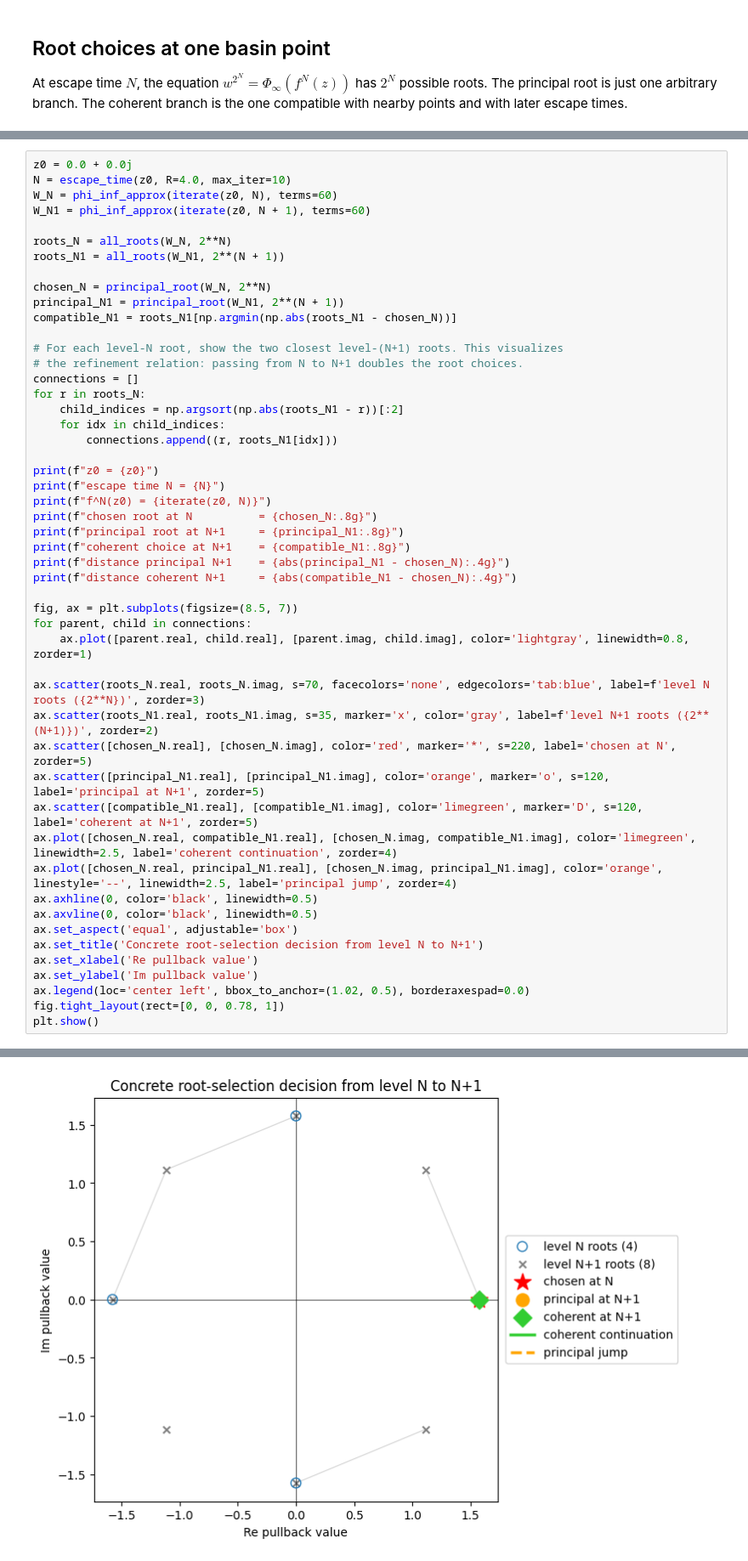
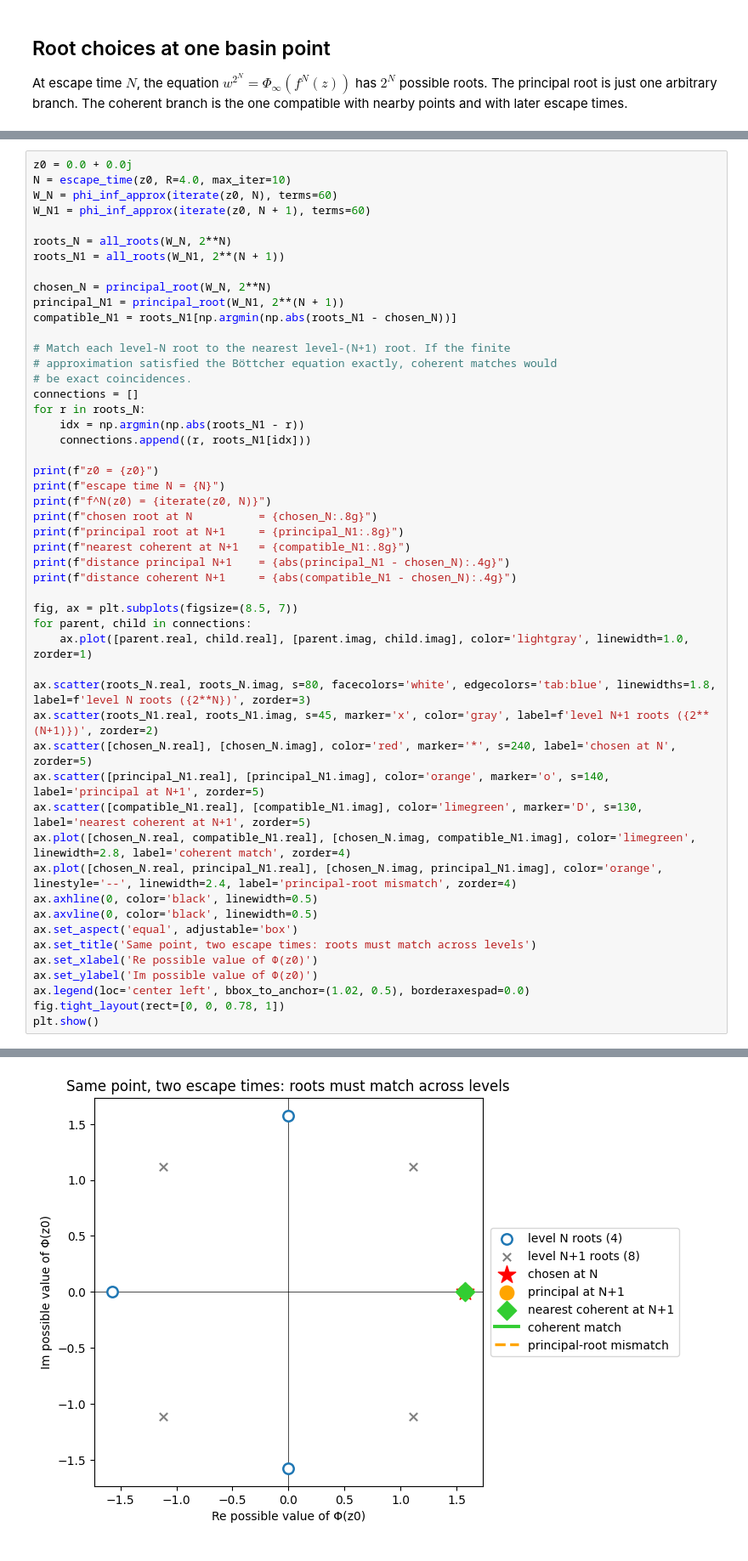
Before and after one commit to kirill-kondrashov/mlc, a Jupyter notebook: notebooks/coherent_pullback_branches.ipynb, the cells around one changed output, grey strips where cells are left out. Shown at 85% size. Drawn from its saved outputs; the diff is of its cells as text.

```diff
--- a/notebooks/coherent_pullback_branches.ipynb
+++ b/notebooks/coherent_pullback_branches.ipynb
@@ -140,40 +153,40 @@ chosen_N = principal_root(W_N, 2**N)
 principal_N1 = principal_root(W_N1, 2**(N + 1))
 compatible_N1 = roots_N1[np.argmin(np.abs(roots_N1 - chosen_N))]
 
-# For each level-N root, show the two closest level-(N+1) roots. This visualizes
-# the refinement relation: passing from N to N+1 doubles the root choices.
+# Match each level-N root to the nearest level-(N+1) root. If the finite
+# approximation satisfied the Böttcher equation exactly, coherent matches would
+# be exact coincidences.
 connections = []
 for r in roots_N:
-    child_indices = np.argsort(np.abs(roots_N1 - r))[:2]
-    for idx in child_indices:
-        connections.append((r, roots_N1[idx]))
+    idx = np.argmin(np.abs(roots_N1 - r))
+    connections.append((r, roots_N1[idx]))
 
 print(f"z0 = {z0}")
 print(f"escape time N = {N}")
 print(f"f^N(z0) = {iterate(z0, N)}")
 print(f"chosen root at N          = {chosen_N:.8g}")
 print(f"principal root at N+1     = {principal_N1:.8g}")
-print(f"coherent choice at N+1    = {compatible_N1:.8g}")
+print(f"nearest coherent at N+1   = {compatible_N1:.8g}")
 print(f"distance principal N+1    = {abs(principal_N1 - chosen_N):.4g}")
 print(f"distance coherent N+1     = {abs(compatible_N1 - chosen_N):.4g}")
 
 fig, ax = plt.subplots(figsize=(8.5, 7))
 for parent, child in connections:
-    ax.plot([parent.real, child.real], [parent.imag, child.imag], color='lightgray', linewidth=0.8, zorder=1)
+    ax.plot([parent.real, child.real], [parent.imag, child.imag], color='lightgray', linewidth=1.0, zorder=1)
 
-ax.scatter(roots_N.real, roots_N.imag, s=70, facecolors='none', edgecolors='tab:blue', label=f'level N roots ({2**N})', zorder=3)
-ax.scatter(roots_N1.real, roots_N1.imag, s=35, marker='x', color='gray', label=f'level N+1 roots ({2**(N+1)})', zorder=2)
-ax.scatter([chosen_N.real], [chosen_N.imag], color='red', marker='*', s=220, label='chosen at N', zorder=5)
-ax.scatter([principal_N1.real], [principal_N1.imag], color='orange', marker='o', s=120, label='principal at N+1', zorder=5)
-ax.scatter([compatible_N1.real], [compatible_N1.imag], color='limegreen', marker='D', s=120, label='coherent at N+1', zorder=5)
-ax.plot([chosen_N.real, compatible_N1.real], [chosen_N.imag, compatible_N1.imag], color='limegreen', linewidth=2.5, label='coherent continuation', zorder=4)
-ax.plot([chosen_N.real, principal_N1.real], [chosen_N.imag, principal_N1.imag], color='orange', linestyle='--', linewidth=2.5, label='principal jump', zorder=4)
+ax.scatter(roots_N.real, roots_N.imag, s=80, facecolors='white', edgecolors='tab:blue', linewidths=1.8, label=f'level N roots ({2**N})', zorder=3)
+ax.scatter(roots_N1.real, roots_N1.imag, s=45, marker='x', color='gray', label=f'level N+1 roots ({2**(N+1)})', zorder=2)
+ax.scatter([chosen_N.real], [chosen_N.imag], color='red', marker='*', s=240, label='chosen at N', zorder=5)
+ax.scatter([principal_N1.real], [principal_N1.imag], color='orange', marker='o', s=140, label='principal at N+1', zorder=5)
+ax.scatter([compatible_N1.real], [compatible_N1.imag], color='limegreen', marker='D', s=130, label='nearest coherent at N+1', zorder=5)
+ax.plot([chosen_N.real, compatible_N1.real], [chosen_N.imag, compatible_N1.imag], color='limegreen', linewidth=2.8, label='coherent match', zorder=4)
+ax.plot([chosen_N.real, principal_N1.real], [chosen_N.imag, principal_N1.imag], color='orange', linestyle='--', linewidth=2.4, label='principal-root mismatch', zorder=4)
 ax.axhline(0, color='black', linewidth=0.5)
 ax.axvline(0, color='black', linewidth=0.5)
 ax.set_aspect('equal', adjustable='box')
-ax.set_title('Concrete root-selection decision from level N to N+1')
-ax.set_xlabel('Re pullback value')
-ax.set_ylabel('Im pullback value')
+ax.set_title('Same point, two escape times: roots must match across levels')
+ax.set_xlabel('Re possible value of Φ(z0)')
+ax.set_ylabel('Im possible value of Φ(z0)')
 ax.legend(loc='center left', bbox_to_anchor=(1.02, 0.5), borderaxespad=0.0)
 fig.tight_layout(rect=[0, 0, 0.78, 1])
 plt.show()
@@ -187,6 +200,6 @@ coherent choice at N+1    = 1.5758342+0j
 distance principal N+1    = 2.22e-16
 distance coherent N+1     = 2.22e-16
-[figure, old version]
+[figure, new version]
 # %% [markdown]
 ## Comparing escape time $N$ and $N+1$
 
```
Also changed, not shown: parts of 6 cells of this notebook.
